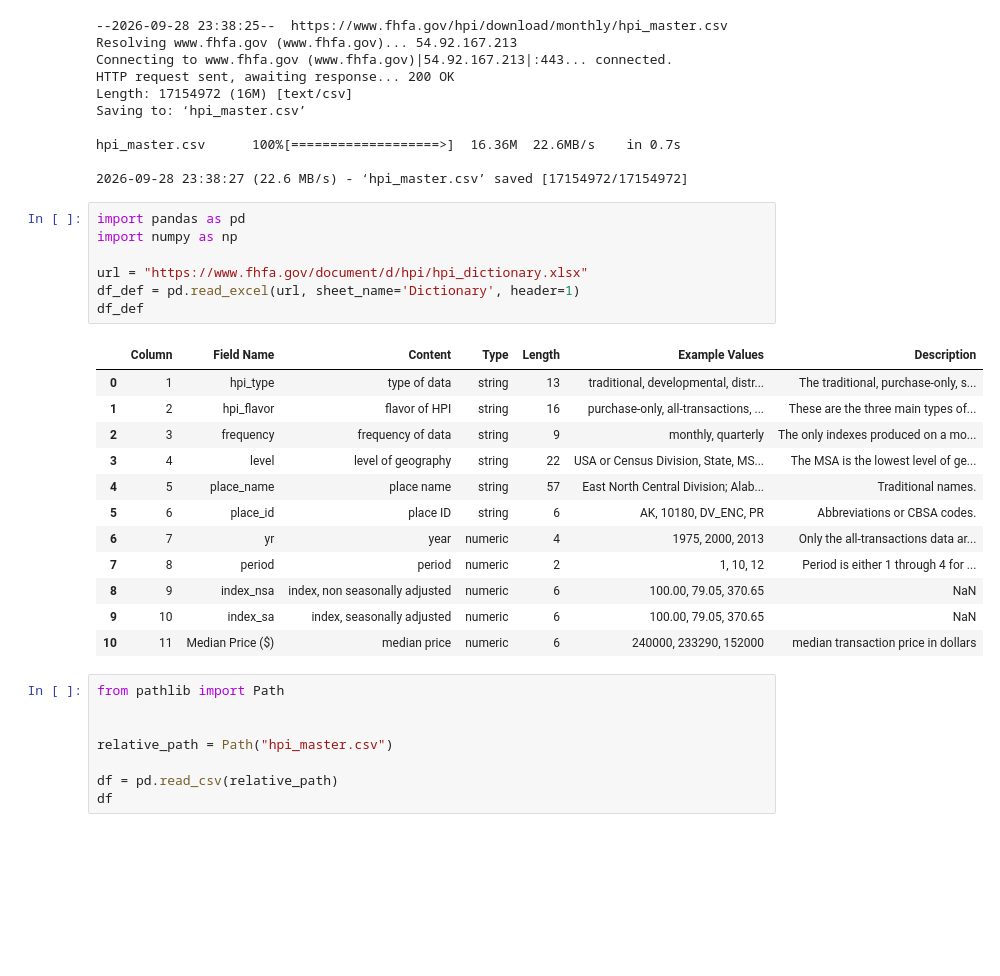
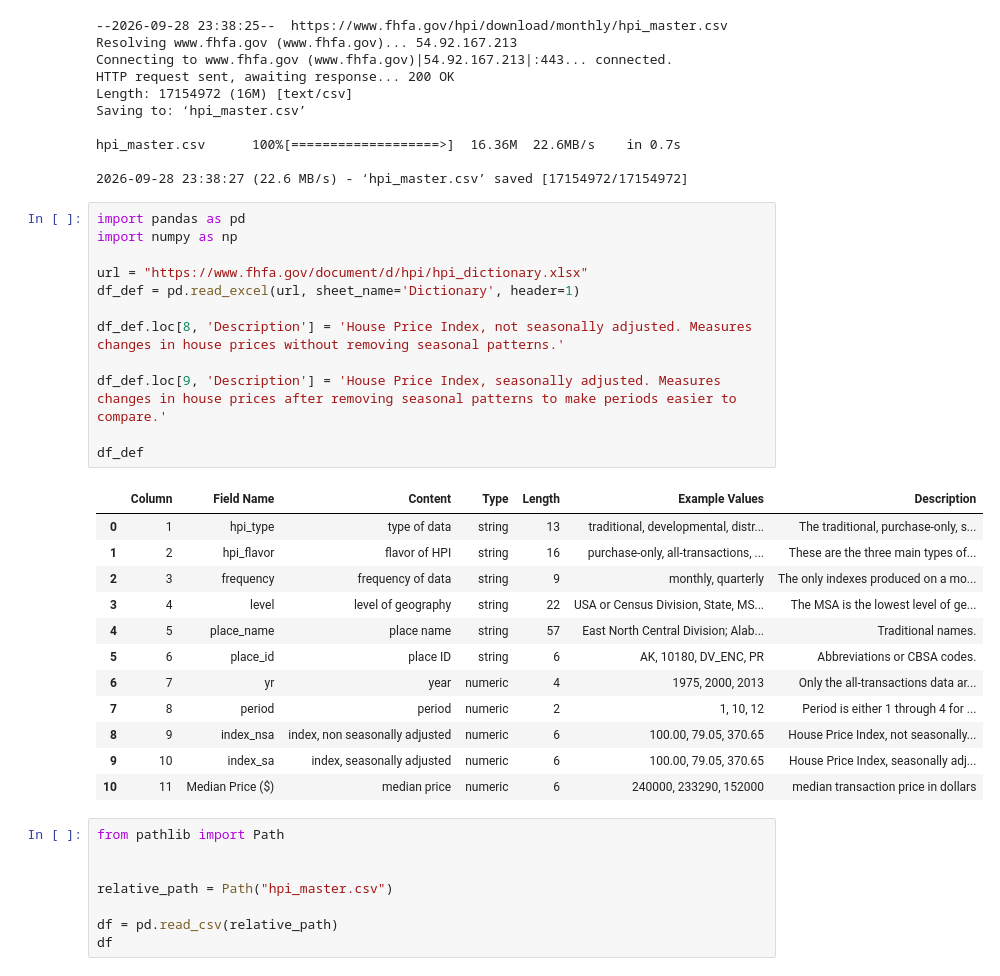
Before and after one commit to j-dudas11/DS_201_Capstone_1_Jake_Dudas, a Jupyter notebook: DSCap1v2.ipynb, the cells around one changed output. Cells and saved outputs as stored; diff of their text form; blank space fills up the shorter version.

```diff
--- a/DSCap1v2.ipynb
+++ b/DSCap1v2.ipynb
@@ -26,22 +26,27 @@ hpi_master.csv      100%[===================>]  16.36M  22.6MB/s    in 0.7s
 # %%
 import pandas as pd
 import numpy as np
 
 url = "https://www.fhfa.gov/document/d/hpi/hpi_dictionary.xlsx"
 df_def = pd.read_excel(url, sheet_name='Dictionary', header=1)
+
+df_def.loc[8, 'Description'] = 'House Price Index, not seasonally adjusted. Measures changes in house prices without removing seasonal patterns.'
+
+df_def.loc[9, 'Description'] = 'House Price Index, seasonally adjusted. Measures changes in house prices after removing seasonal patterns to make periods easier to compare.'
+
 df_def
 # %% [output]
 |  | Column | Field Name | Content | Type | Length | Example Values | Description |
 | 0 | 1 | hpi_type | type of data | string | 13 | traditional, developmental, distr... | The traditional, purchase-only, s... |
 | 1 | 2 | hpi_flavor | flavor of HPI | string | 16 | purchase-only, all-transactions, ... | These are the three main types of... |
 | 2 | 3 | frequency | frequency of data | string | 9 | monthly, quarterly | The only indexes produced on a mo... |
 | 3 | 4 | level | level of geography | string | 22 | USA or Census Division, State, MS... | The MSA is the lowest level of ge... |
 | 4 | 5 | place_name | place name | string | 57 | East North Central Division; Alab... | Traditional names. |
 | 5 | 6 | place_id | place ID | string | 6 | AK, 10180, DV_ENC, PR | Abbreviations or CBSA codes. |
 | 6 | 7 | yr | year | numeric | 4 | 1975, 2000, 2013 | Only the all-transactions data ar... |
 | 7 | 8 | period | period | numeric | 2 | 1, 10, 12 | Period is either 1 through 4 for ... |
-| 8 | 9 | index_nsa | index, non seasonally adjusted | numeric | 6 | 100.00, 79.05, 370.65 | NaN |
-| 9 | 10 | index_sa | index, seasonally adjusted | numeric | 6 | 100.00, 79.05, 370.65 | NaN |
+| 8 | 9 | index_nsa | index, non seasonally adjusted | numeric | 6 | 100.00, 79.05, 370.65 | House Price Index, not seasonally... |
+| 9 | 10 | index_sa | index, seasonally adjusted | numeric | 6 | 100.00, 79.05, 370.65 | House Price Index, seasonally adj... |
 | 10 | 11 | Median Price ($) | median price | numeric | 6 | 240000, 233290, 152000 | median transaction price in dollars |
 # %%
 from pathlib import Path
```
